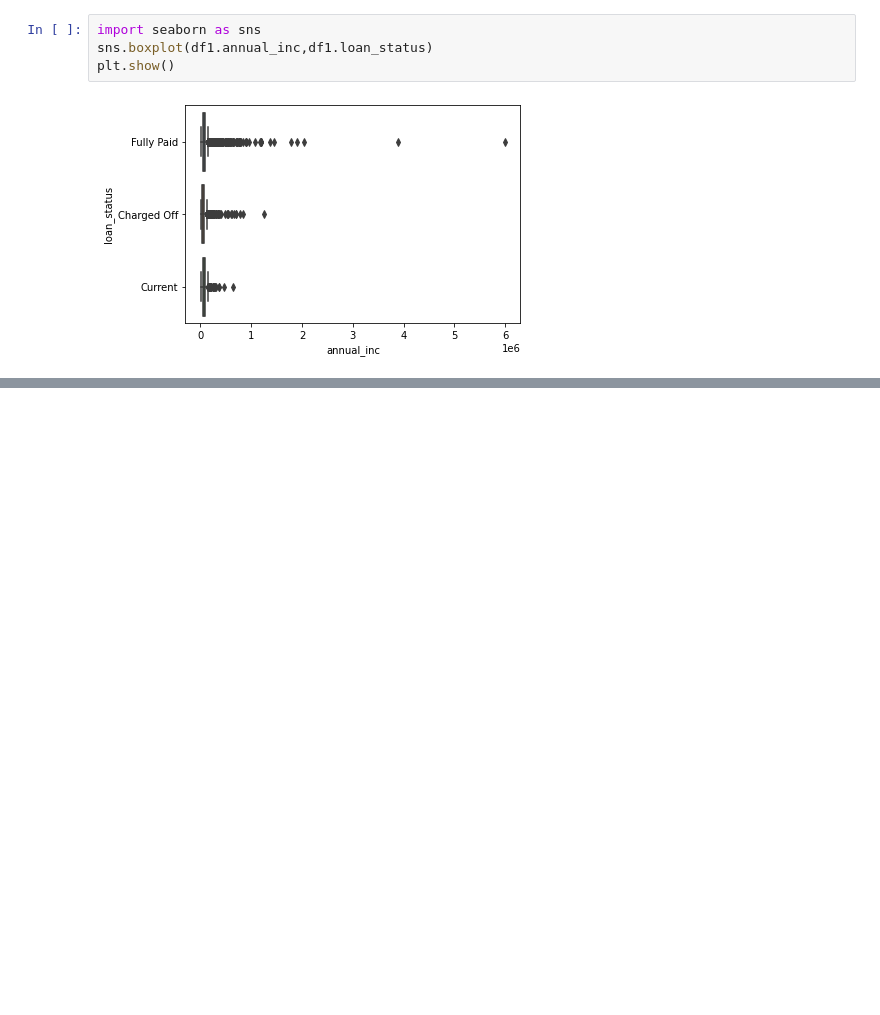
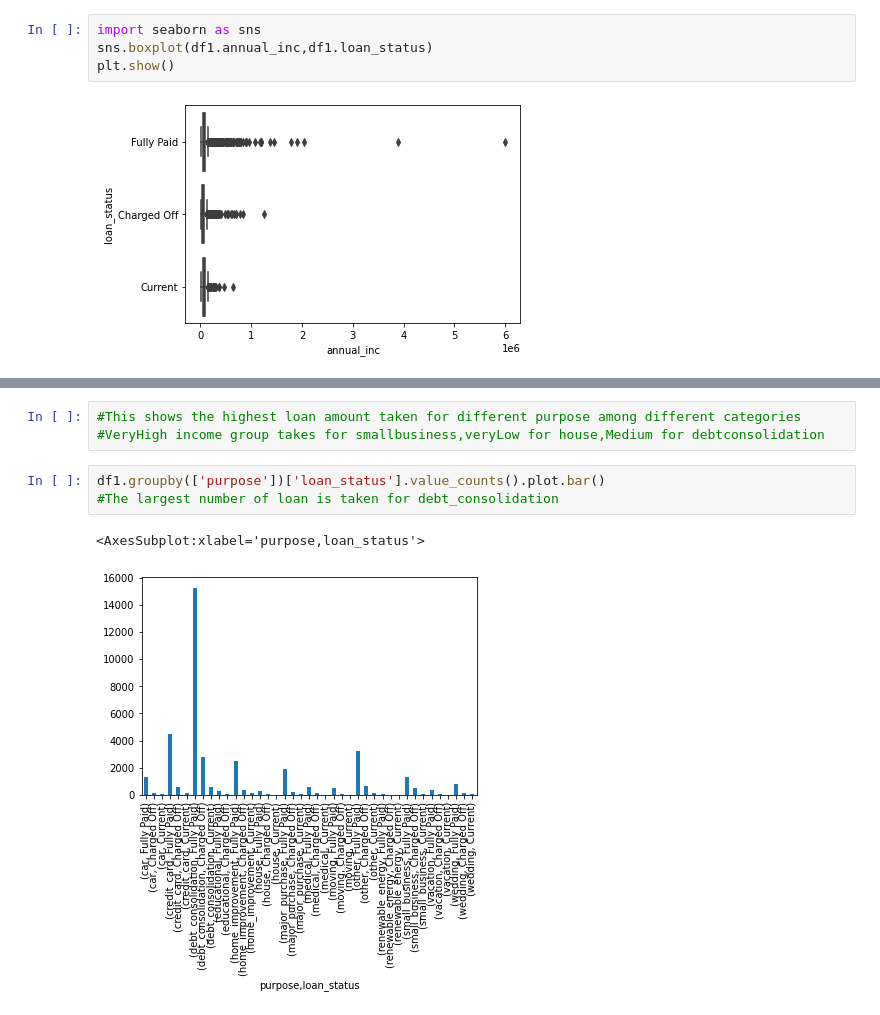
Before and after one commit to sreedevisreekumar/machinelearning, a Jupyter notebook: Assignment.ipynb, the cells around one changed output, grey strips where cells are left out. Cells and saved outputs as stored; diff of their text form; blank space fills up the shorter version.

```diff
--- a/Assignment.ipynb
+++ b/Assignment.ipynb
@@ -168,0 +231,9 @@ plt.show()
+# %%
+#This shows the highest loan amount taken for different purpose among different categories
+#VeryHigh income group takes for smallbusiness,veryLow for house,Medium for debtconsolidation
+# %%
+df1.groupby(['purpose'])['loan_status'].value_counts().plot.bar()
+#The largest number of loan is taken for debt_consolidation
+# %% [output]
+<AxesSubplot:xlabel='purpose,loan_status'>
+[figure, added]
```
Also changed, not shown: parts of 31 cells of this notebook.
